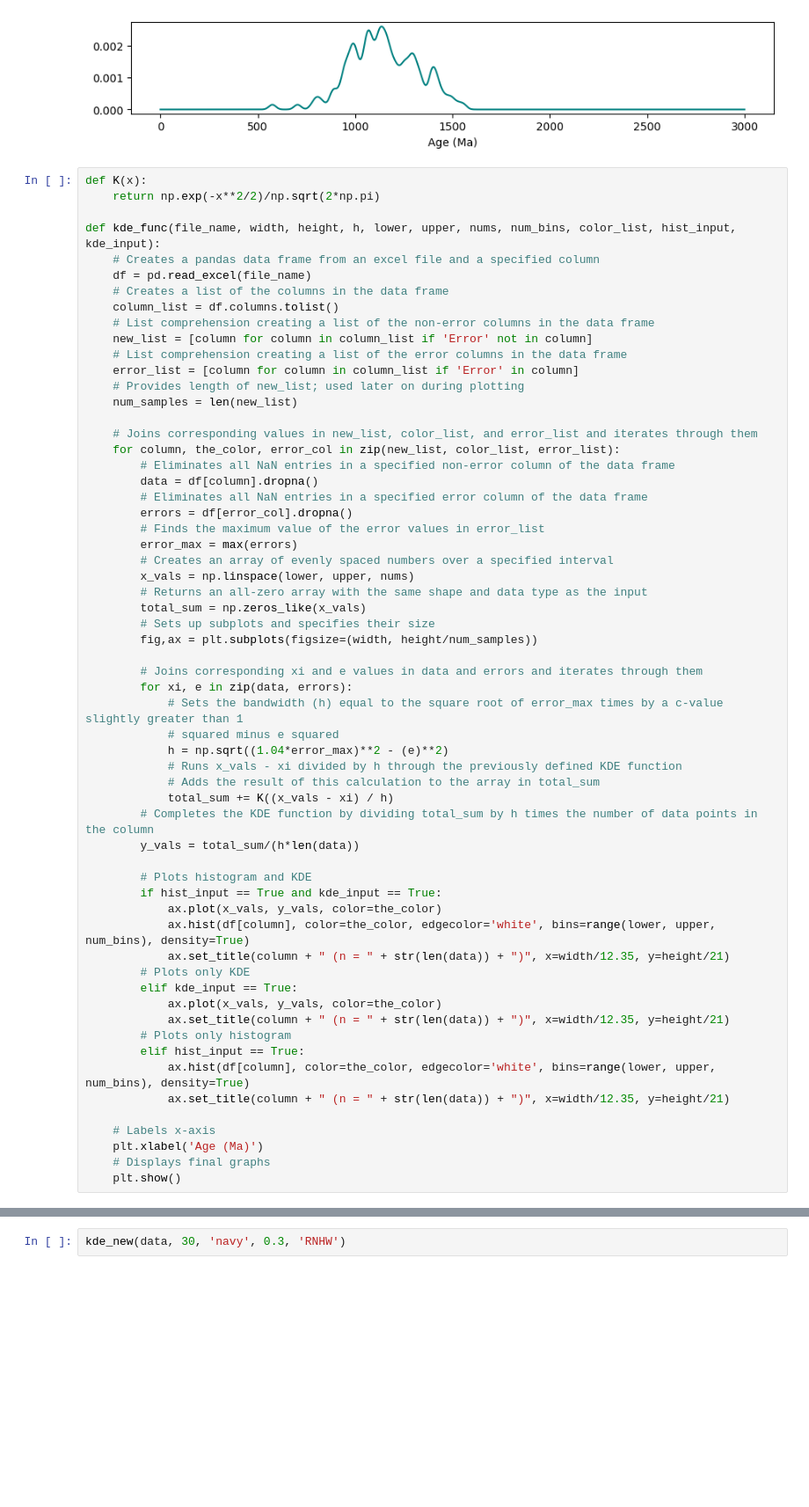
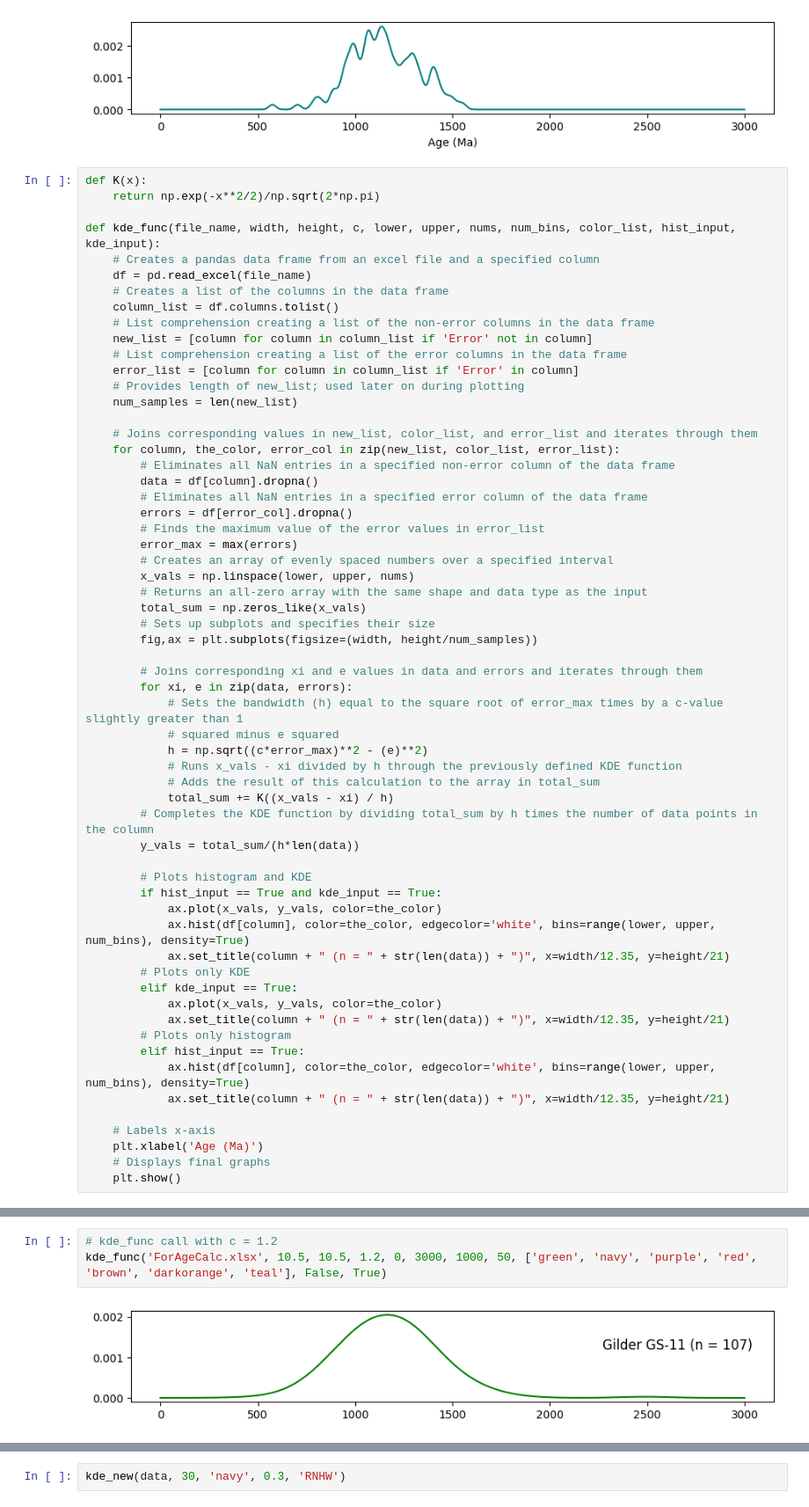
Before and after one commit to gymontes/ZirconRep, a Jupyter notebook: zirconThing.ipynb, the cells around one changed output, grey strips where cells are left out. Shown: that part at 88% size. Drawn from its saved outputs; the diff is of its cells as text; blank space fills up the shorter version.

Commit message:
Called kde_func and displayed graphs with different c-values

```diff
--- a/zirconThing.ipynb
+++ b/zirconThing.ipynb
@@ -512,7 +512,7 @@ kde_og('ForAgeCalc.xlsx', 10.5, 10.5, 18, 0, 3000, 1000, 50, ['green', 'navy', '
 def K(x):
     return np.exp(-x**2/2)/np.sqrt(2*np.pi)
 
-def kde_func(file_name, width, height, h, lower, upper, nums, num_bins, color_list, hist_input, kde_input):
+def kde_func(file_name, width, height, c, lower, upper, nums, num_bins, color_list, hist_input, kde_input):
     # Creates a pandas data frame from an excel file and a specified column
     df = pd.read_excel(file_name)
     # Creates a list of the columns in the data frame
@@ -543,7 +543,7 @@ def kde_func(file_name, width, height, h, lower, upper, nums, num_bins, color_li
         for xi, e in zip(data, errors):
             # Sets the bandwidth (h) equal to the square root of error_max times by a c-value slightly greater than 1
             # squared minus e squared
-            h = np.sqrt((1.04*error_max)**2 - (e)**2)
+            h = np.sqrt((c*error_max)**2 - (e)**2)
             # Runs x_vals - xi divided by h through the previously defined KDE function
             # Adds the result of this calculation to the array in total_sum
             total_sum += K((x_vals - xi) / h)
@@ -578,3 +579,8 @@ kde_func('ForAgeCalc.xlsx', 10.5, 10.5, 18, 0, 3000, 1000, 50, ['green', 'navy',
 [figure]
 [figure]
 [figure]
+# %%
+# kde_func call with c = 1.2
+kde_func('ForAgeCalc.xlsx', 10.5, 10.5, 1.2, 0, 3000, 1000, 50, ['green', 'navy', 'purple', 'red', 'brown', 'darkorange', 'teal'], False, True)
+# %% [output]
+[figure, added]
```
Also changed, not shown: parts of 3 cells of this notebook.
